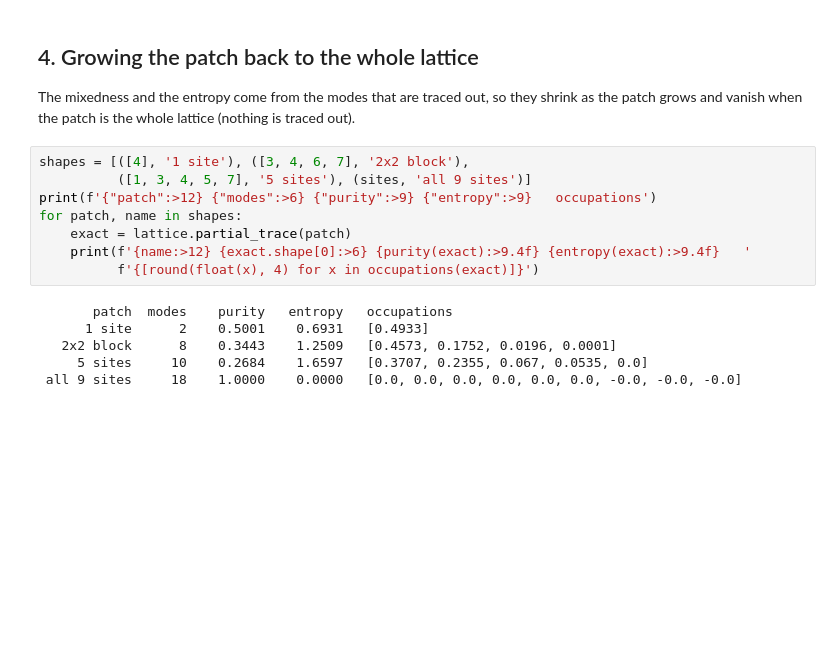
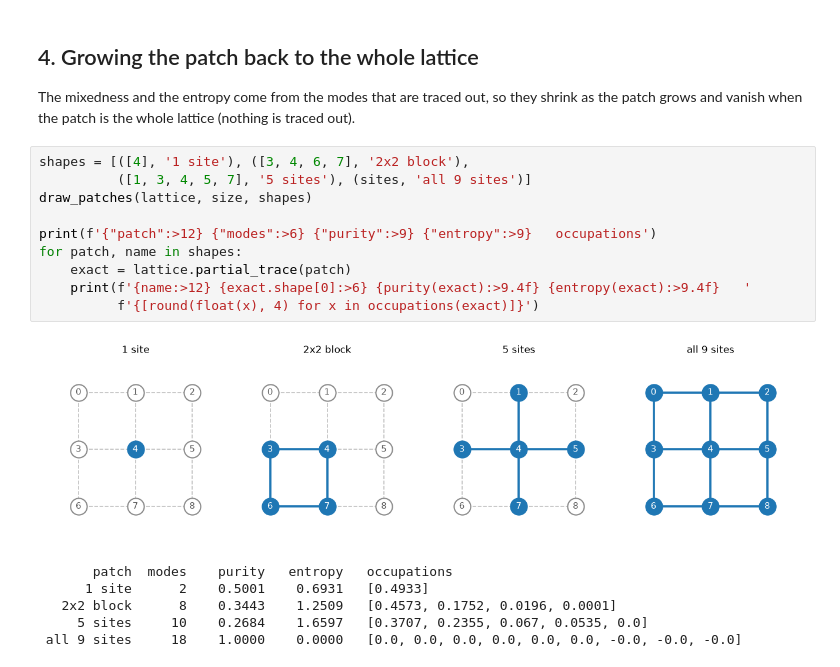
Before and after one commit to Jumqyc/dmrg, a Jupyter notebook: playground/square_lattice_patch.ipynb, the cells around one changed output. Saved outputs shown, nothing was run; the diff lists cells and outputs as text; blank space fills up the shorter version.

```diff
--- a/playground/square_lattice_patch.ipynb
+++ b/playground/square_lattice_patch.ipynb
@@ -173,12 +236,15 @@ patch grows and vanish when the patch is the whole lattice (nothing is traced ou
 # %%
 shapes = [([4], '1 site'), ([3, 4, 6, 7], '2x2 block'),
           ([1, 3, 4, 5, 7], '5 sites'), (sites, 'all 9 sites')]
+draw_patches(lattice, size, shapes)
+
 print(f'{"patch":>12} {"modes":>6} {"purity":>9} {"entropy":>9}   occupations')
 for patch, name in shapes:
     exact = lattice.partial_trace(patch)
     print(f'{name:>12} {exact.shape[0]:>6} {purity(exact):>9.4f} {entropy(exact):>9.4f}   '
           f'{[round(float(x), 4) for x in occupations(exact)]}')
 # %% [output]
+[figure, added]
        patch  modes    purity   entropy   occupations
       1 site      2    0.5001    0.6931   [0.4933]
    2x2 block      8    0.3443    1.2509   [0.4573, 0.1752, 0.0196, 0.0001]
```
Also changed, not shown: parts of 27 cells of this notebook, 12 other files.
